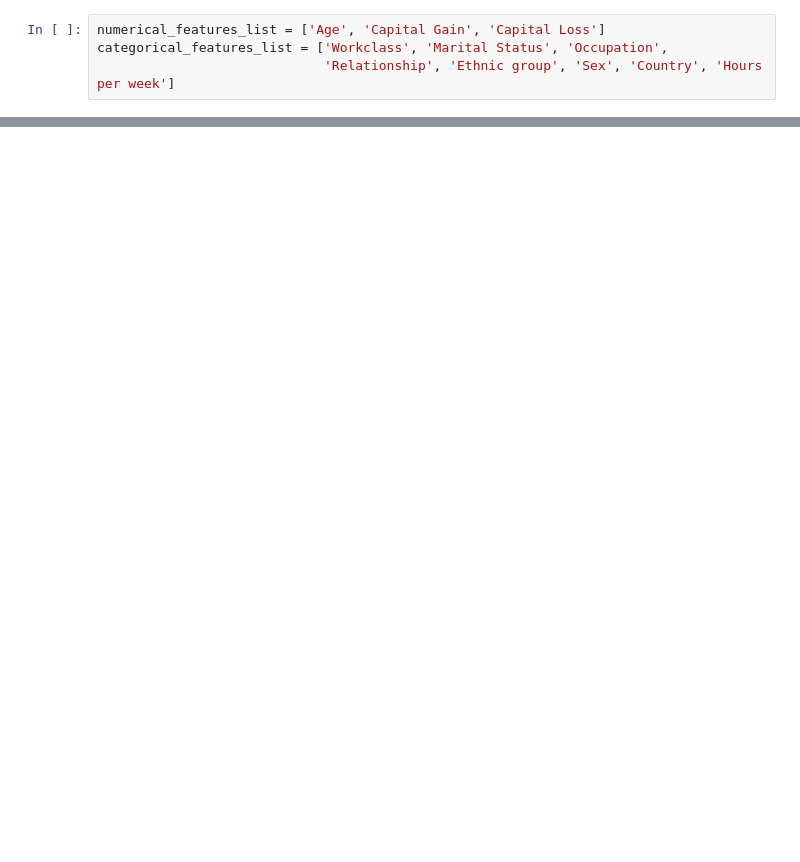
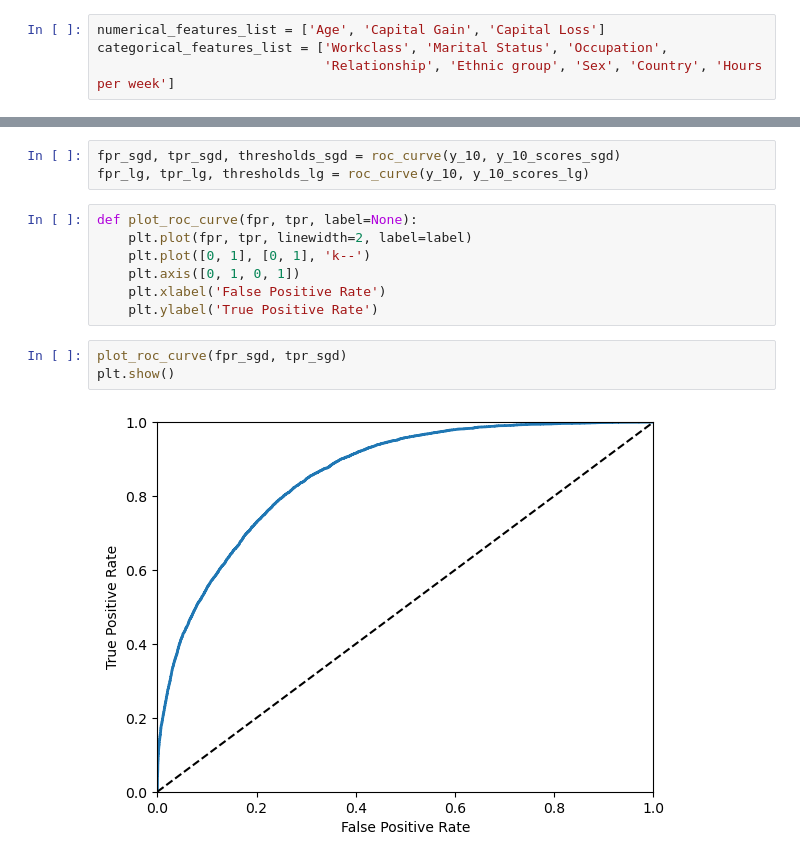
Before and after one commit to nadiia-duiunova/Adults_pet_project, a Jupyter notebook: Logistic regression.ipynb, the cells around one changed output, grey strips where cells are left out. Cells and saved outputs as stored; diff of their text form; blank space fills up the shorter version.

```diff
--- a/Logistic regression.ipynb
+++ b/Logistic regression.ipynb
@@ -817,0 +906,15 @@ weighted avg       0.85      0.85      0.85     32560
+# %%
+fpr_sgd, tpr_sgd, thresholds_sgd = roc_curve(y_10, y_10_scores_sgd)
+fpr_lg, tpr_lg, thresholds_lg = roc_curve(y_10, y_10_scores_lg)
+# %%
+def plot_roc_curve(fpr, tpr, label=None):
+    plt.plot(fpr, tpr, linewidth=2, label=label)
+    plt.plot([0, 1], [0, 1], 'k--')
+    plt.axis([0, 1, 0, 1])
+    plt.xlabel('False Positive Rate')
+    plt.ylabel('True Positive Rate')
+# %%
+plot_roc_curve(fpr_sgd, tpr_sgd)
+plt.show()
+# %% [output]
+[figure, added]
```
Also changed, not shown: parts of 33 cells of this notebook.
